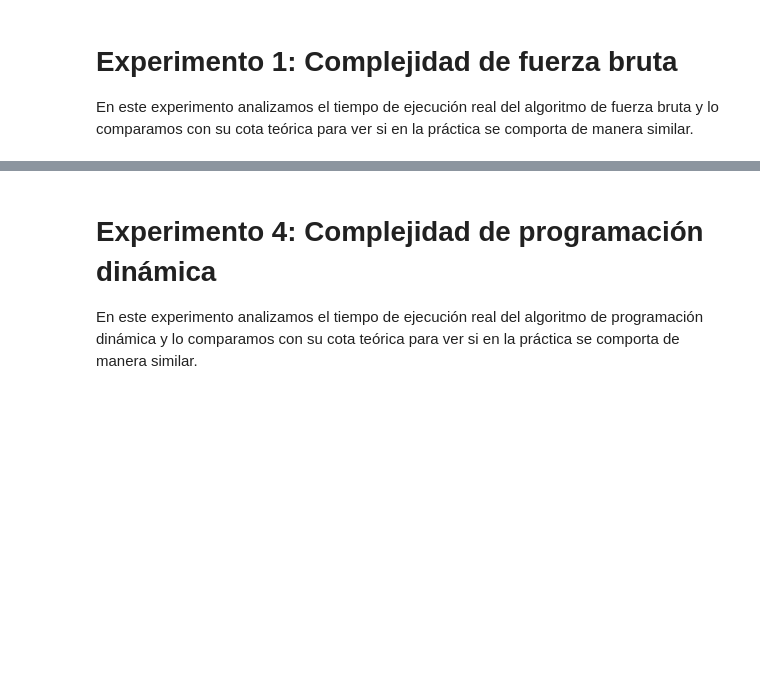
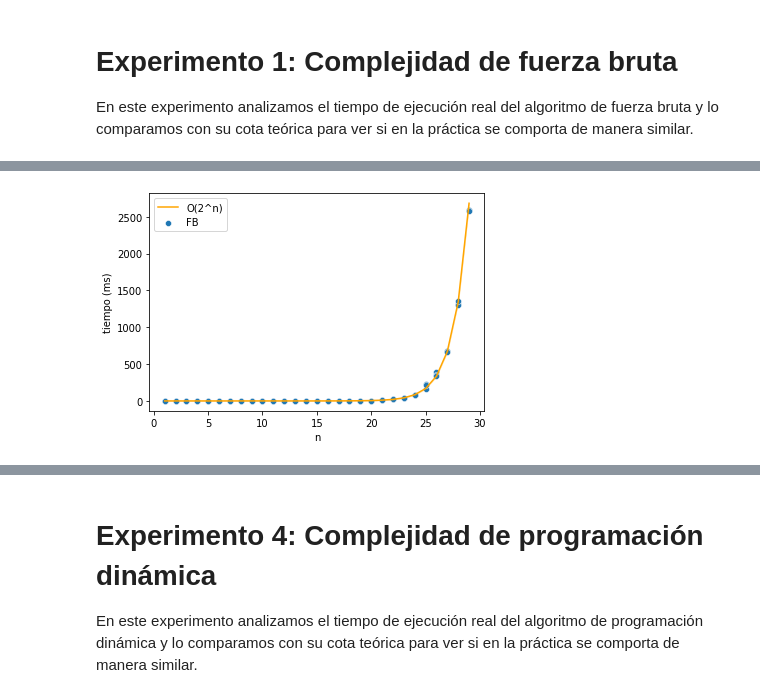
Before and after one commit to mybelgo/algo3tp1, a Jupyter notebook: testCases/generador/analisis.ipynb, the cells around one changed output, grey strips where cells are left out. Cells and saved outputs as stored; diff of their text form; code cells hidden in the pictures; blank space fills up the shorter version.

```diff
--- a/testCases/generador/analisis.ipynb
+++ b/testCases/generador/analisis.ipynb
@@ -29,0 +38,11 @@ plt.savefig("graficos/fb-densidades.svg");
+# %%
+# Comparamos el dataset uniforme contra una función exponencial.
+df_complejidad_FB = df_resultados[(df_resultados["metodo"]=="FB") & (df_resultados["dataset"]=="uniforme")].copy();
+df_complejidad_FB["tiempo_esperado"] = 2.0 ** df_complejidad_FB["n"] * 0.000005; # Exponencial
+fig = sns.scatterplot(data=df_complejidad_FB, x='n', y='tiempo');
+fig = sns.lineplot(data=df_complejidad_FB, x='n', y='tiempo_esperado', color="orange");
+fig.legend(labels=['O(2^n)','FB']);
+fig.set(xlabel='n', ylabel='tiempo (ms)');
+plt.savefig("graficos/fb-complejidad.svg")
+# %% [output]
+[figure, added]
```
Also changed, not shown: parts of 5 cells of this notebook, 3 other files.
